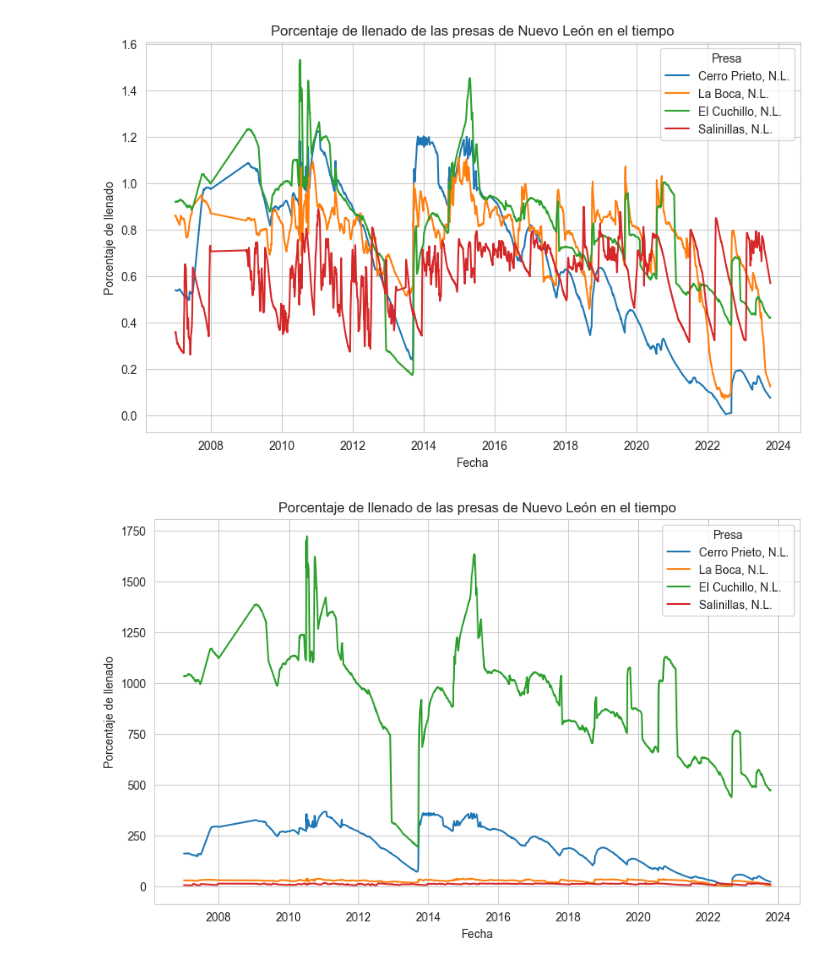
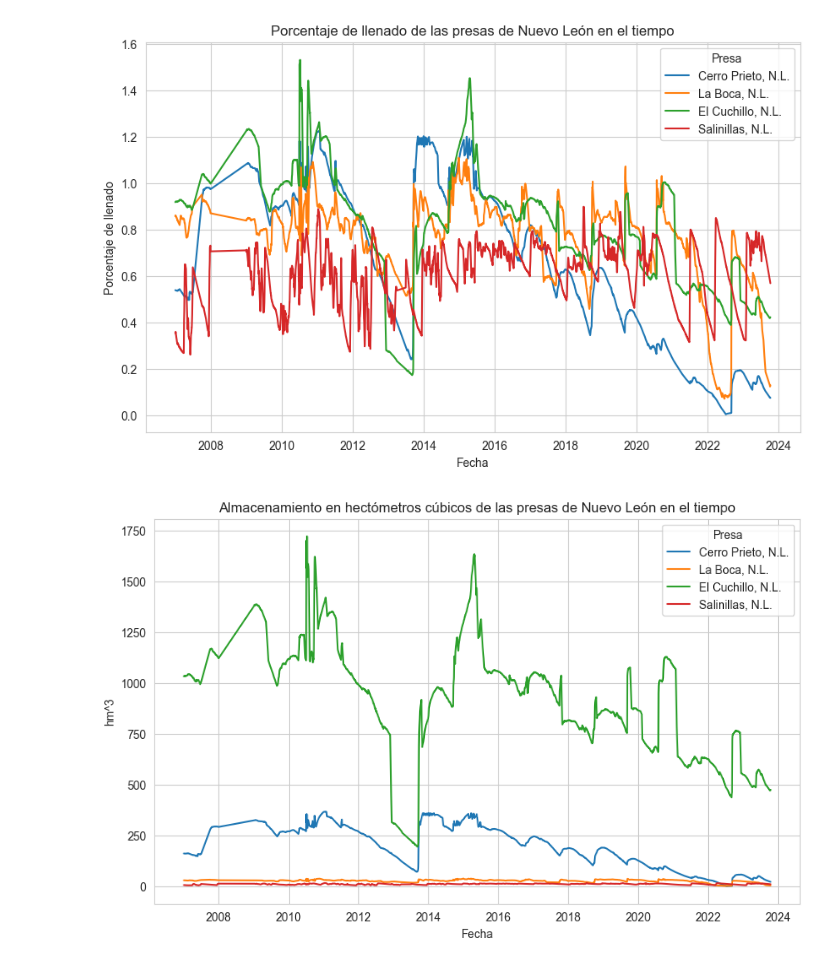
Before and after one commit to pcruiher08/AnalisisPresas, a Jupyter notebook: scrapper.ipynb, the cells around one changed output. Cells and saved outputs as stored; diff of their text form; code cells hidden in the pictures.

```diff
--- a/scrapper.ipynb
+++ b/scrapper.ipynb
@@ -177,7 +177,7 @@ except Exception as e:
 
 dfHistoricoNL = dfHistorico[dfHistorico['estado'] == 'Nuevo León']
 
-columns_of_interest = ['fechamonitoreo', 'clavesih', 'nombreoficial', 'nombrecomun', 'nommunicipio', 'llenano', 'almacenaactual']
+columns_of_interest = ['fechamonitoreo', 'clavesih', 'nombreoficial', 'nombrecomun', 'nommunicipio', 'llenano', 'almacenaactual', 'estado']
 
 dfHistoricoNL = dfHistoricoNL.loc[:, columns_of_interest]
 
@@ -217,10 +217,10 @@ plt.show()
 # %%
 plt.figure(figsize=(10, 6))
 sns.lineplot(x='fechamonitoreo', y='almacenaactual', data=dfHistoricoNL, hue='nombrecomun')
-plt.title('Porcentaje de llenado de las presas de Nuevo León en el tiempo')
+plt.title('Almacenamiento en hectómetros cúbicos de las presas de Nuevo León en el tiempo')
 plt.xlabel('Fecha')
-plt.ylabel('Porcentaje de llenado')
+plt.ylabel('hm^3')
 plt.legend(title='Presa', loc='best')
 plt.show()
 # %% [output]
-[figure, old version]
+[figure, new version]
```
Also changed, not shown: parts of 3 cells of this notebook.
